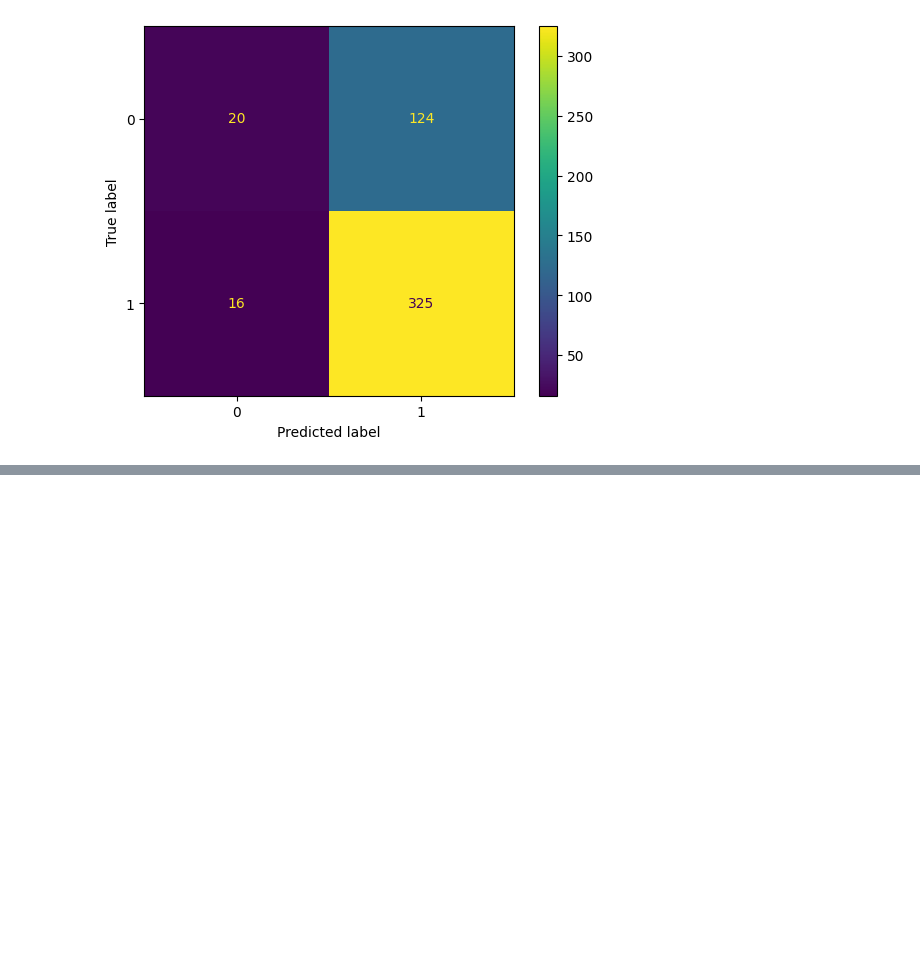
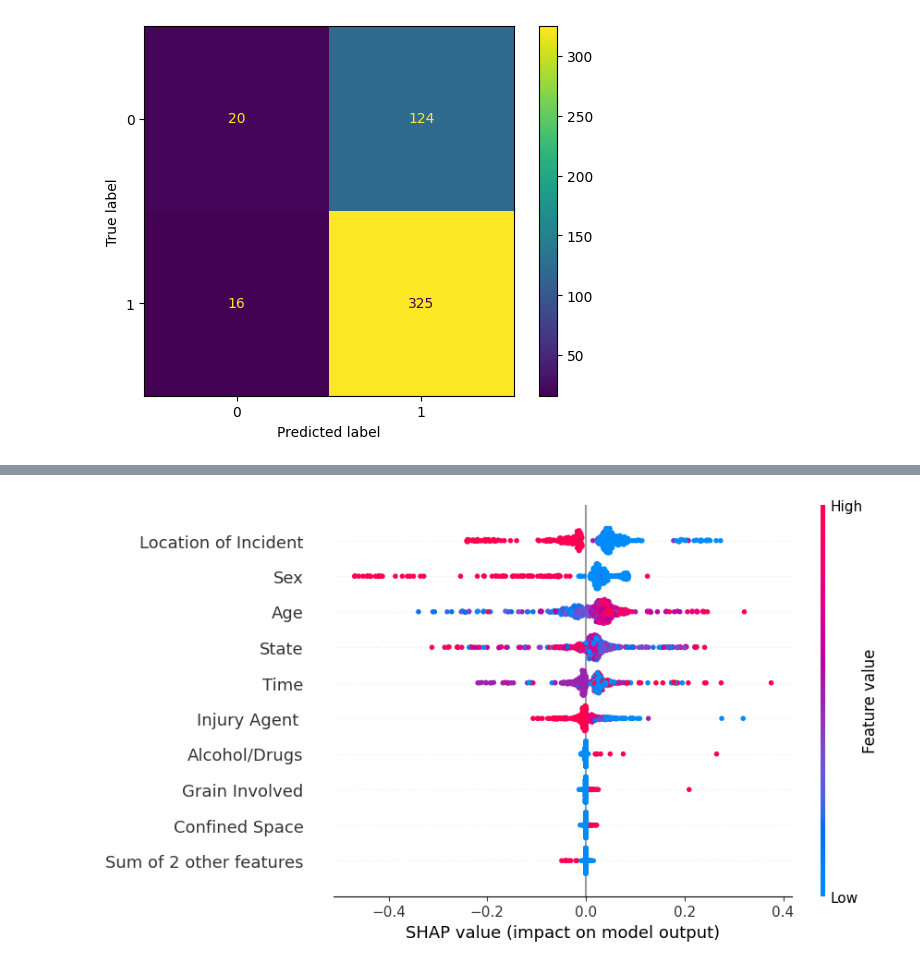
Before and after one commit to EddieZ18326/SSTP-Injury-Projects, a Jupyter notebook: Agriculture/Linear/KNN.ipynb, the cells around one changed output, grey strips where cells are left out. Drawn from its saved outputs; the diff is of its cells as text; code cells hidden in the pictures; blank space fills up the shorter version.

```diff
--- a/Agriculture/Linear/KNN.ipynb
+++ b/Agriculture/Linear/KNN.ipynb
@@ -157,0 +156,8 @@ shap.summary_plot(shap_values,X_test_shap,feature_names = features,plot_type="ba
+# %%
+explanation = shap.Explanation(
+    values=shap_values,
+    feature_names=features
+)
+shap.plots.beeswarm(explanation)
+# %% [output]
+[figure, added]
```
Also changed, not shown: parts of 3 cells of this notebook, 11 other files.
